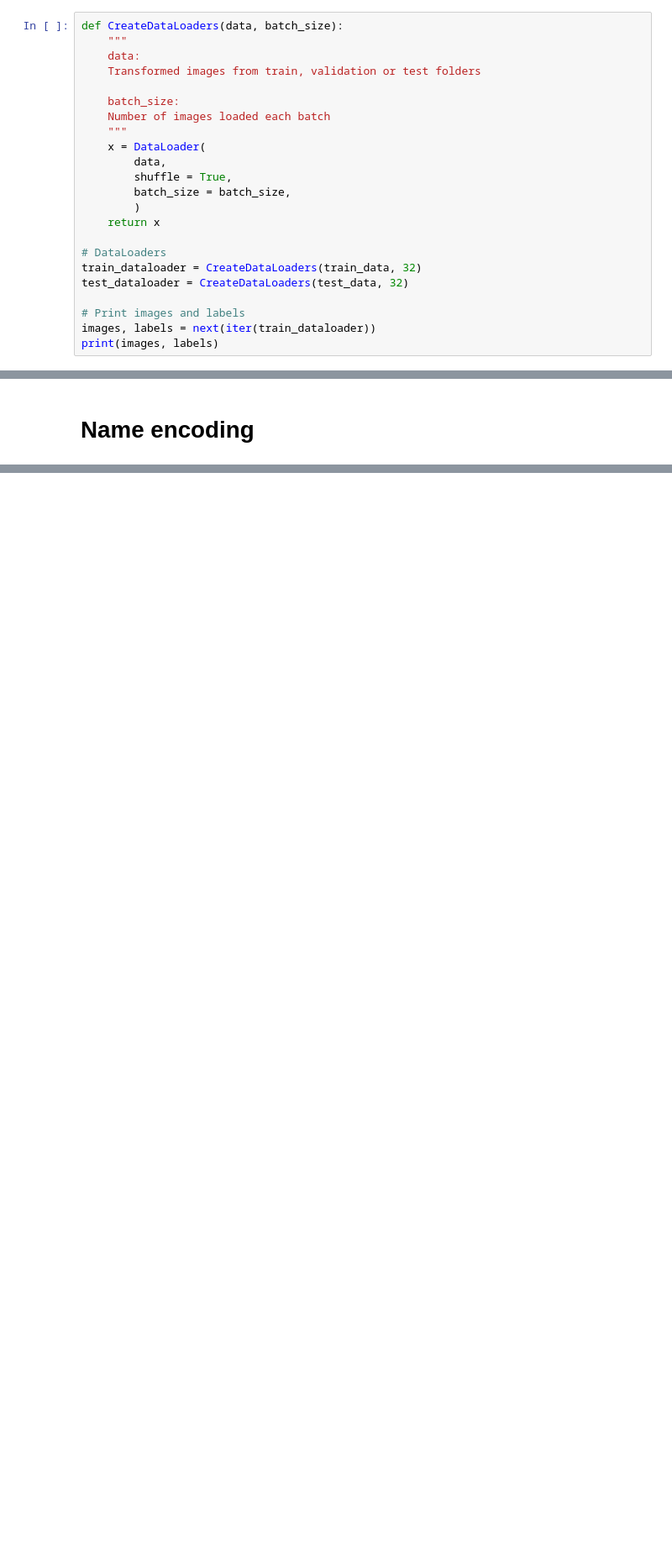
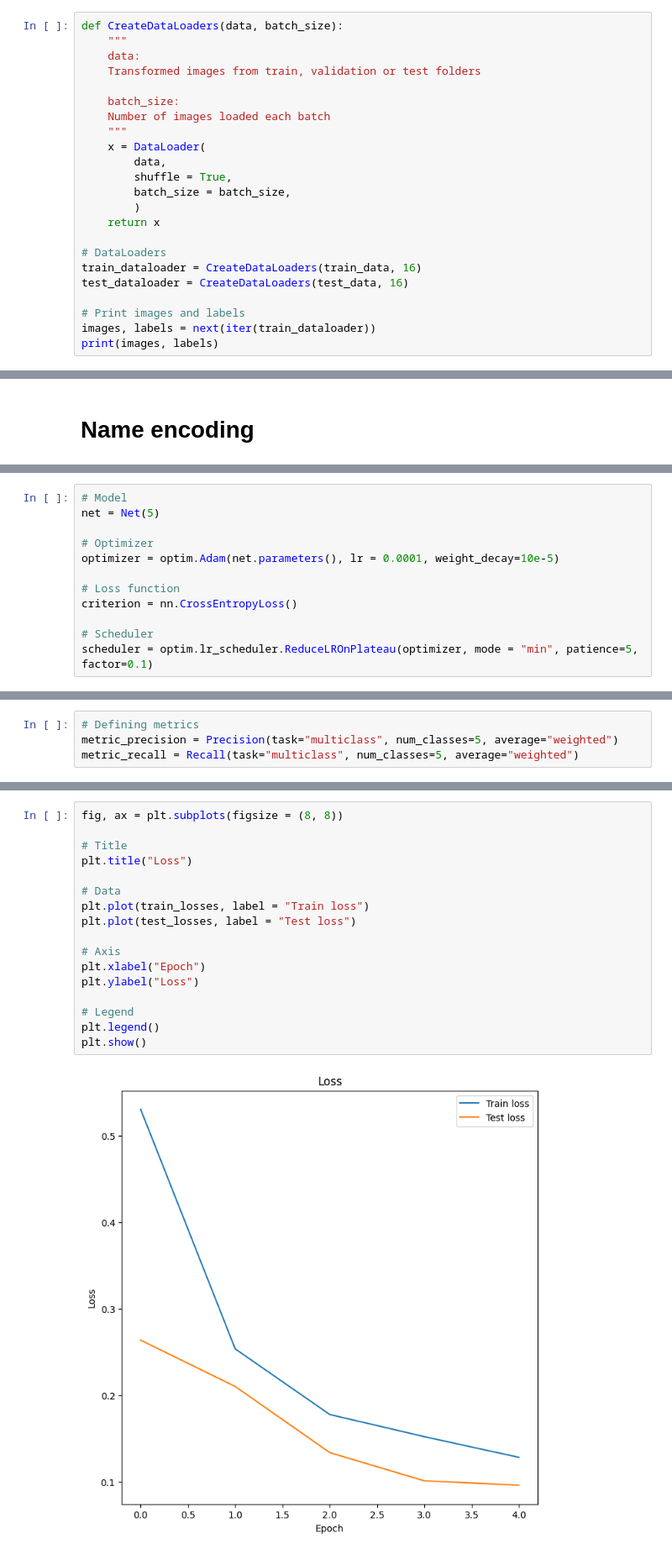
Before and after one commit to 1markmus/CNN-Blood-Cell-Images-for-Cancer-Detection, a Jupyter notebook: Blood images.ipynb, the cells around one changed output, grey strips where cells are left out. Shown at 84% size. Drawn from its saved outputs; the diff is of its cells as text; blank space fills up the shorter version.

Commit message:
udkast til model

```diff
--- a/Blood images.ipynb
+++ b/Blood images.ipynb
@@ -76,8 +77,8 @@ def CreateDataLoaders(data, batch_size):
     return x
 
 # DataLoaders
-train_dataloader = CreateDataLoaders(train_data, 32)
-test_dataloader = CreateDataLoaders(test_data, 32)
+train_dataloader = CreateDataLoaders(train_data, 16)
+test_dataloader = CreateDataLoaders(test_data, 16)
 
 # Print images and labels
 images, labels = next(iter(train_dataloader))
@@ -109,0 +155,12 @@ print(names)
+# %%
+# Model
+net = Net(5)
+
+# Optimizer
+optimizer = optim.Adam(net.parameters(), lr = 0.0001, weight_decay=10e-5)
+
+# Loss function
+criterion = nn.CrossEntropyLoss()
+
+# Scheduler
+scheduler = optim.lr_scheduler.ReduceLROnPlateau(optimizer, mode = "min", patience=5, factor=0.1)
@@ -109,0 +169,4 @@ print(names)
+# %%
+# Defining metrics
+metric_precision = Precision(task="multiclass", num_classes=5, average="weighted")
+metric_recall = Recall(task="multiclass", num_classes=5, average="weighted")
@@ -109,0 +286,19 @@ print(names)
+# %%
+fig, ax = plt.subplots(figsize = (8, 8))
+
+# Title
+plt.title("Loss")
+
+# Data
+plt.plot(train_losses, label = "Train loss")
+plt.plot(test_losses, label = "Test loss")
+
+# Axis
+plt.xlabel("Epoch")
+plt.ylabel("Loss")
+
+# Legend
+plt.legend()
+plt.show()
+# %% [output]
+[figure, added]
```
Also changed, not shown: parts of 17 cells of this notebook.
